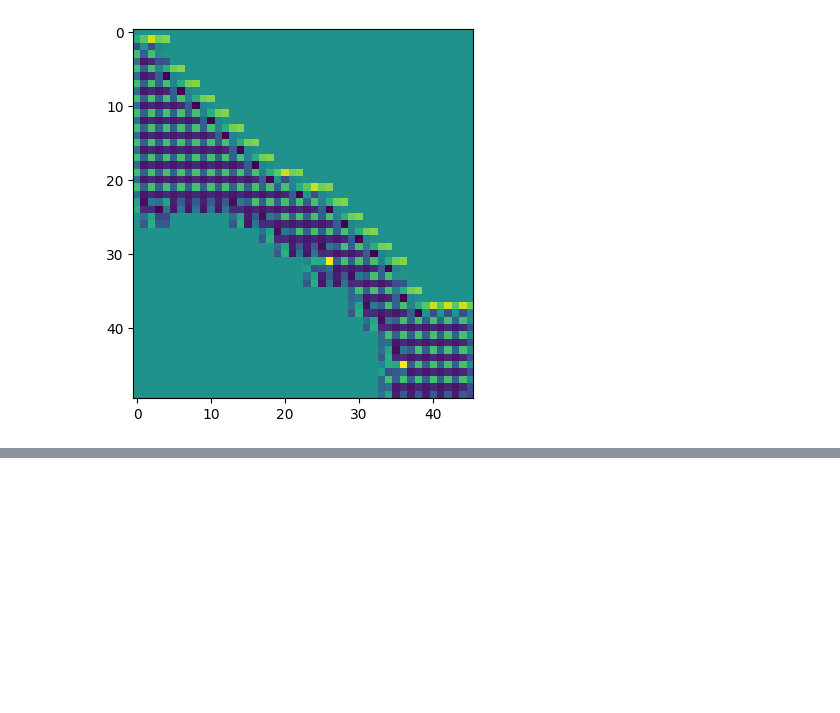
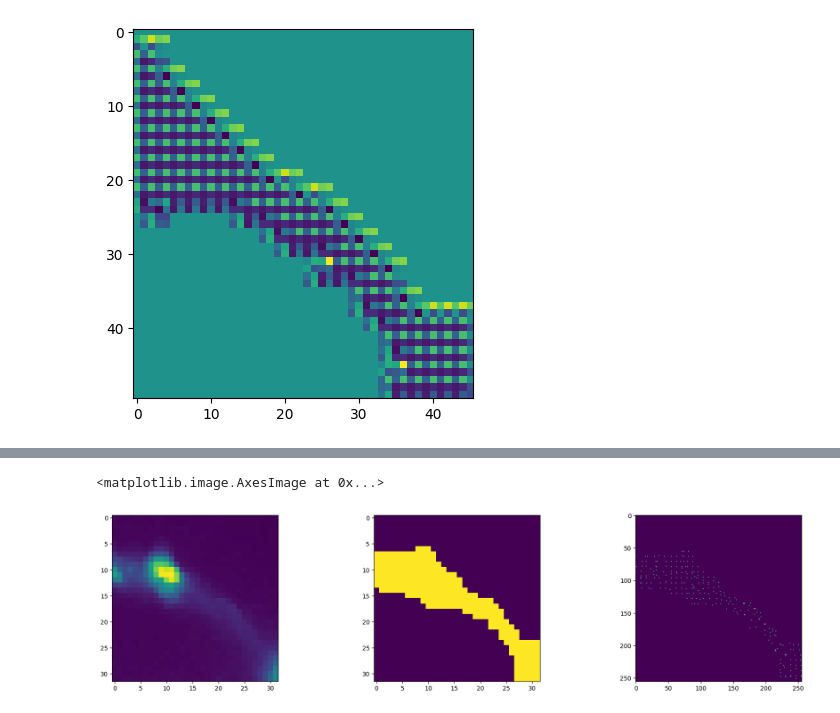
Before and after one commit to P8UXaE/light_sheet_domes, a Jupyter notebook: edgeDetection.ipynb, the cells around one changed output, grey strips where cells are left out. Saved outputs shown, nothing was run; the diff lists cells and outputs as text; code cells hidden in the pictures; blank space fills up the shorter version.

```diff
--- a/edgeDetection.ipynb
+++ b/edgeDetection.ipynb
@@ -122,0 +140,68 @@ plt.imshow(upsampled_image.numpy())
+# %%
+def poolAndMax(input, pool=(2,2)):
+    shapeY, shapeX = input.shape[0], input.shape[1]
+    newY, newX = int(shapeY/2), int(shapeX/2)
+    # print(shapeY, shapeX, newY, newX)
+    poolList = []
+    maxList = [[0 for _ in range(newY)] for _ in range(newX)]
+    for y in range(0, shapeY, pool[0]):
+        for x in range(0, shapeX, pool[1]):
+            patch = input[y:y+pool[0], x:x+pool[1]]
+            poolList.append(patch.max())
+            # maxList.append(np.where(patch == patch.max()))
+            # maxList[int(y/2)][int(x/2)] = np.where(patch == patch.max())
+
+            indices = np.unravel_index(np.argmax(patch), patch.shape)
+            maxList[int(y / pool[0])][int(x / pool[1])] = (y + indices[0], x + indices[1])
+
+    poolArray = np.array(poolList)
+    poolArray = np.reshape(poolArray, (newY, newX))
+    maxList = np.array(maxList)
+
+    return poolArray, maxList
+
+def deconv(input, maxList, pool=(2,2)):
+    shapeY, shapeX = input.shape[0], input.shape[1]
+    newY, newX = int(shapeY*2), int(shapeX*2)
+    # print(shapeY, shapeX, newY, newX)
+
+    output = [[0 for _ in range(newY)] for _ in range(newX)]
+
+    for y in range(0, shapeY):
+        for x in range(0, shapeX):
+            indices = maxList[y, x]
+            output[indices[0]][indices[1]] = input[y, x]
+
+    output = np.array(output)
+    return output
+
+
+
+plt.figure(figsize=(30,5))
+
+plt.subplot(1,4,1)
+pool1, maxList1 = poolAndMax(im)
+pool2, maxList2 = poolAndMax(pool1)
+pool3, maxList3 = poolAndMax(pool2)
+plt.imshow(pool3)
+
+mean =  pool3.mean()
+pooled_mask = copy.copy(pool3)
+pooled_mask[pool3 > mean] = 255
+pooled_mask[pool3 <= mean] = 0
+
+plt.subplot(1,4,2)
+plt.imshow(pooled_mask)
+
+
+plt.subplot(1,4,3)
+
+deconv1 = deconv(pooled_mask, maxList3)
+deconv2 = deconv(deconv1, maxList2)
+deconv3 = deconv(deconv2, maxList1)
+
+
+plt.imshow(deconv3)
+# %% [output]
+<matplotlib.image.AxesImage at 0x...>
+[figure, added]
```
Also changed, not shown: parts of 6 cells of this notebook.
